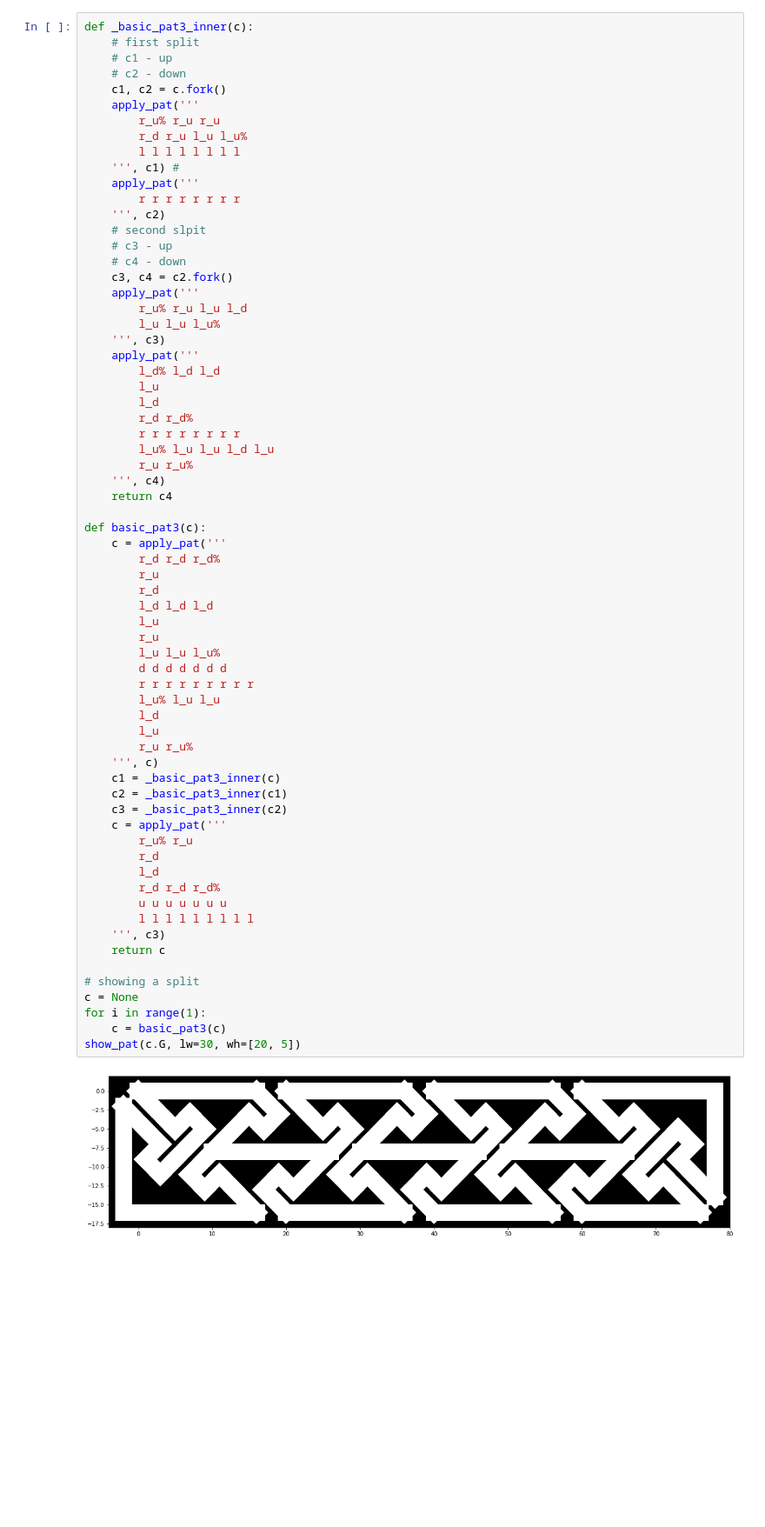
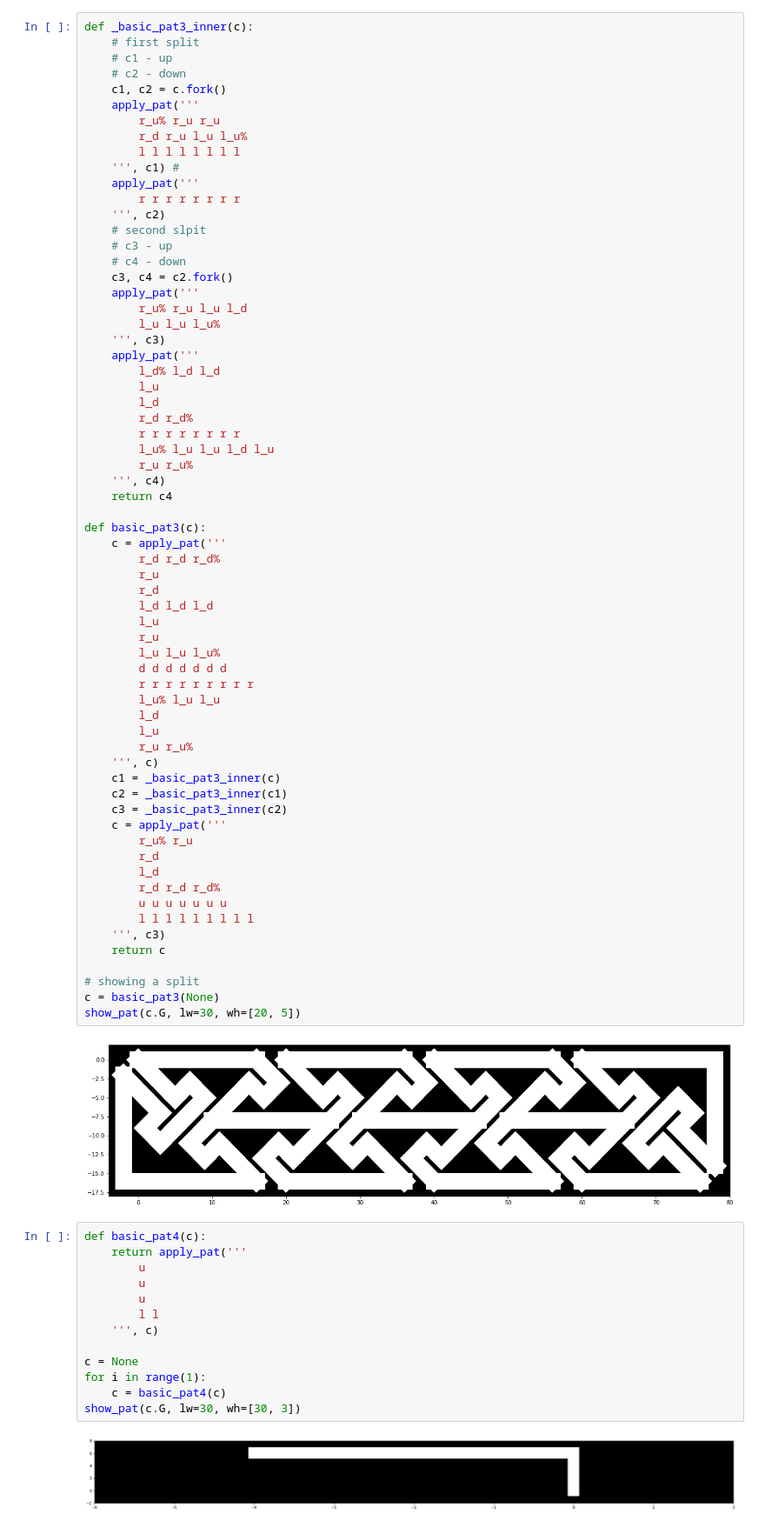
Before and after one commit to ariejdl/key-patterns, a Jupyter notebook: test1.ipynb, the cells around one changed output. Shown at 87% size. Saved outputs shown, nothing was run; the diff lists cells and outputs as text; blank space fills up the shorter version.

```diff
--- a/test1.ipynb
+++ b/test1.ipynb
@@ -171,9 +171,22 @@ def basic_pat3(c):
     return c
 
 # showing a split
-c = None
-for i in range(1):
-    c = basic_pat3(c)
+c = basic_pat3(None)
 show_pat(c.G, lw=30, wh=[20, 5])
 # %% [output]
 [figure]
+# %%
+def basic_pat4(c):
+    return apply_pat('''
+        u
+        u
+        u
+        l l
+    ''', c)
+
+c = None
+for i in range(1):
+    c = basic_pat4(c)
+show_pat(c.G, lw=30, wh=[30, 3])
+# %% [output]
+[figure, added]
```
